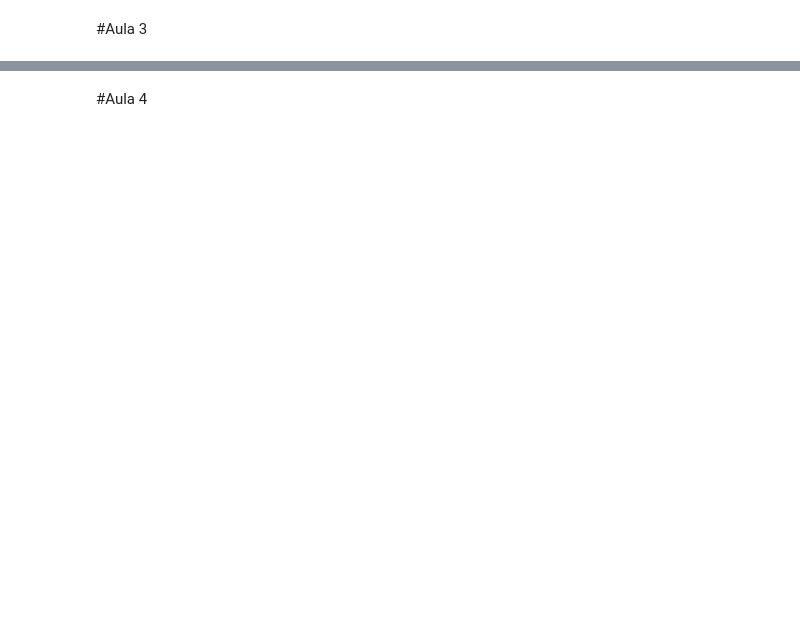
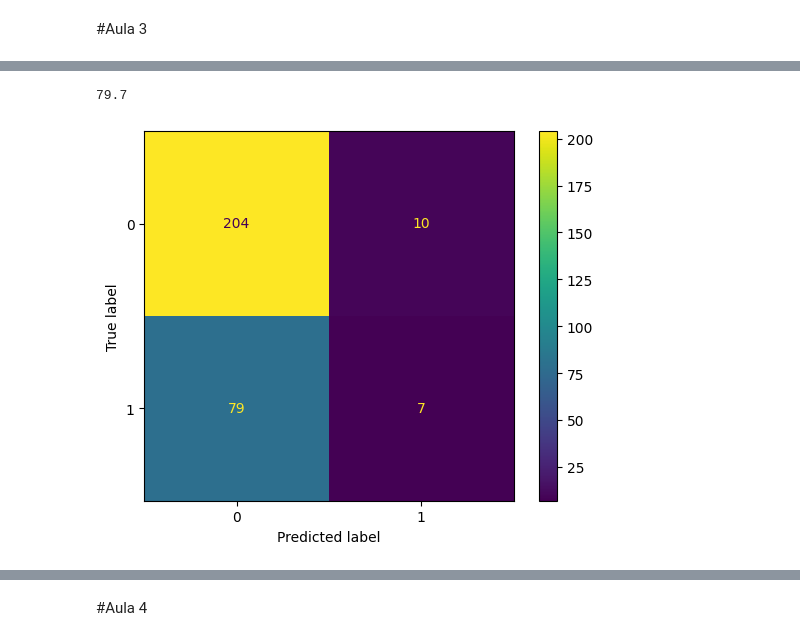
Before and after one commit to aton-of-data/credit-scoring, a Jupyter notebook: credit-scoring.ipynb, the cells around one changed output, grey strips where cells are left out. Drawn from its saved outputs; the diff is of its cells as text; code cells hidden in the pictures; blank space fills up the shorter version.

```diff
--- a/credit-scoring.ipynb
+++ b/credit-scoring.ipynb
@@ -206,4 +396,7 @@ print('A base de treino tem %s elementos e a base de teste tem %s elementos.' %(
 # %%
-modelo = LogisticRegression(max_iter=1000)
+from sklearn.linear_model import LogisticRegression
+
+modelo = LogisticRegression(max_iter=10000)
+
 modelo.fit(treino_x, treino_y)
 print(modelo.score(treino_x, treino_y))
@@ -218,3 +428,5 @@ from sklearn.metrics import accuracy_score
 acuracia = accuracy_score(teste_y, previsoes)
 acuracia = round(acuracia, 3)*100
 acuracia
+# %% [output]
+79.7
@@ -227,3 +433,19 @@ matriz_confusao
+# %%
+import matplotlib.pyplot as plt
+from sklearn.metrics import confusion_matrix, ConfusionMatrixDisplay
+from sklearn.model_selection import train_test_split
+from sklearn.svm import SVC
+
+clf = SVC(random_state=0)
+clf.fit(treino_x, treino_y)
+predicao = clf.predict(teste_x)
+matrix_confusao = confusion_matrix(teste_y, predicao, labels=clf.classes_)
+disp = ConfusionMatrixDisplay(confusion_matrix=matrix_confusao,
+                              display_labels=clf.classes_)
+disp.plot()
+plt.show()
+# %% [output]
+[figure, added]
 # %%
 from sklearn.metrics import classification_report
 
```
Also changed, not shown: parts of 51 cells of this notebook.
